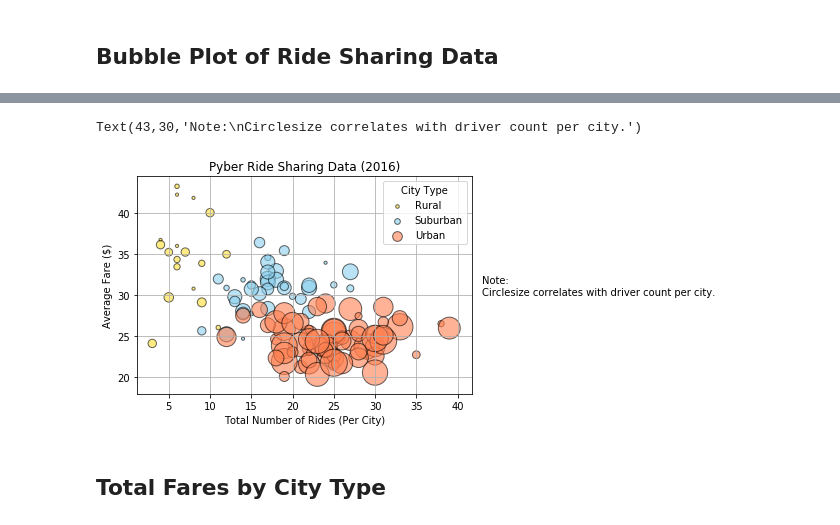
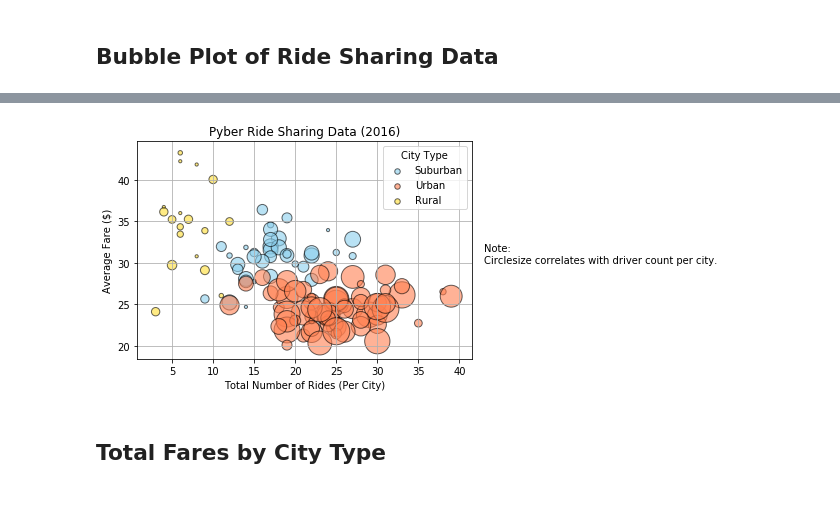
Before and after one commit to johngiglio/Ride-Share-Analysis, a Jupyter notebook: pyber_analysis_JRG.ipynb, the cells around one changed output, grey strips where cells are left out. Cells and saved outputs as stored; diff of their text form; code cells hidden in the pictures.

Commit message:
Fixed marker size in scatter plot legend, created pie charts for rides, fares, drivers by city type

```diff
--- a/pyber_analysis_JRG.ipynb
+++ b/pyber_analysis_JRG.ipynb
@@ -170,37 +170,40 @@ avg_fare = pd.DataFrame(ride_share.groupby(by = 'city')['fare'].mean()).sort_ind
 
 city_types = pd.DataFrame(city_data.set_index('city')['type']).sort_index()
 
 driver_count = pd.DataFrame(city_data.set_index('city')['driver_count']).sort_index()
 
 # urban_rides = tot_rides[city_types['type'] == 'Urban']
 # rural_rides = tot_rides[city_types['type'] == 'Rural']
 # urban_fare = avg_fare[city_types['type'] == 'Urban']
 # rural_fare = avg_fare[city_types['type'] == 'Rural']
 # # Build the scatter plots for each city types
 # plt.scatter([urban_rides,rural_rides], [urban_fare,rural_fare],s = driver_count*2, alpha = 0.5)
 fig, ax = plt.subplots()
 
-colors = ['#ffdf33','#8bcfed','#ff8051']
+colors = ['#8bcfed','#ff8051','#ffdf33']
 for i, type in enumerate(list(set(city_data['type']))):
     x, y = tot_rides[city_types['type'] == type],avg_fare[city_types['type'] == type]
     scale = driver_count[city_types['type'] == type]
     ax.scatter(x, y, s = scale*10, label = type, alpha = 0.6, c = colors[i], edgecolors = 'black')
 
 # plt.legend(list(set(city_types['type'], )))
 # Incorporate the other graph properties
 
 # Create a legend
-ax.legend(loc = 0, markerscale = .5, title = 'City Type')
+lgnd = ax.legend(loc = 0, markerscale = .5, title = 'City Type')
 # Incorporate a text label regarding circle size
 plt.title('Pyber Ride Sharing Data (2016)')
 plt.xlabel('Total Number of Rides (Per City)')
 plt.ylabel('Average Fare ($)')
 plt.grid()
 plt.text(43,30,'Note:\nCirclesize correlates with driver count per city.')
+lgnd.legendHandles[0]._sizes = [30]
+lgnd.legendHandles[1]._sizes = [30]
+lgnd.legendHandles[2]._sizes = [30]
 # Save Figure
+plt.savefig('RideSharingScatter.png')
 # %% [output]
-Text(43,30,'Note:\nCirclesize correlates with driver count per city.')
-[figure, old version]
+[figure, new version]
 # %%
 # Show plot
 plt.show()
```
Also changed, not shown: parts of 8 cells of this notebook.
